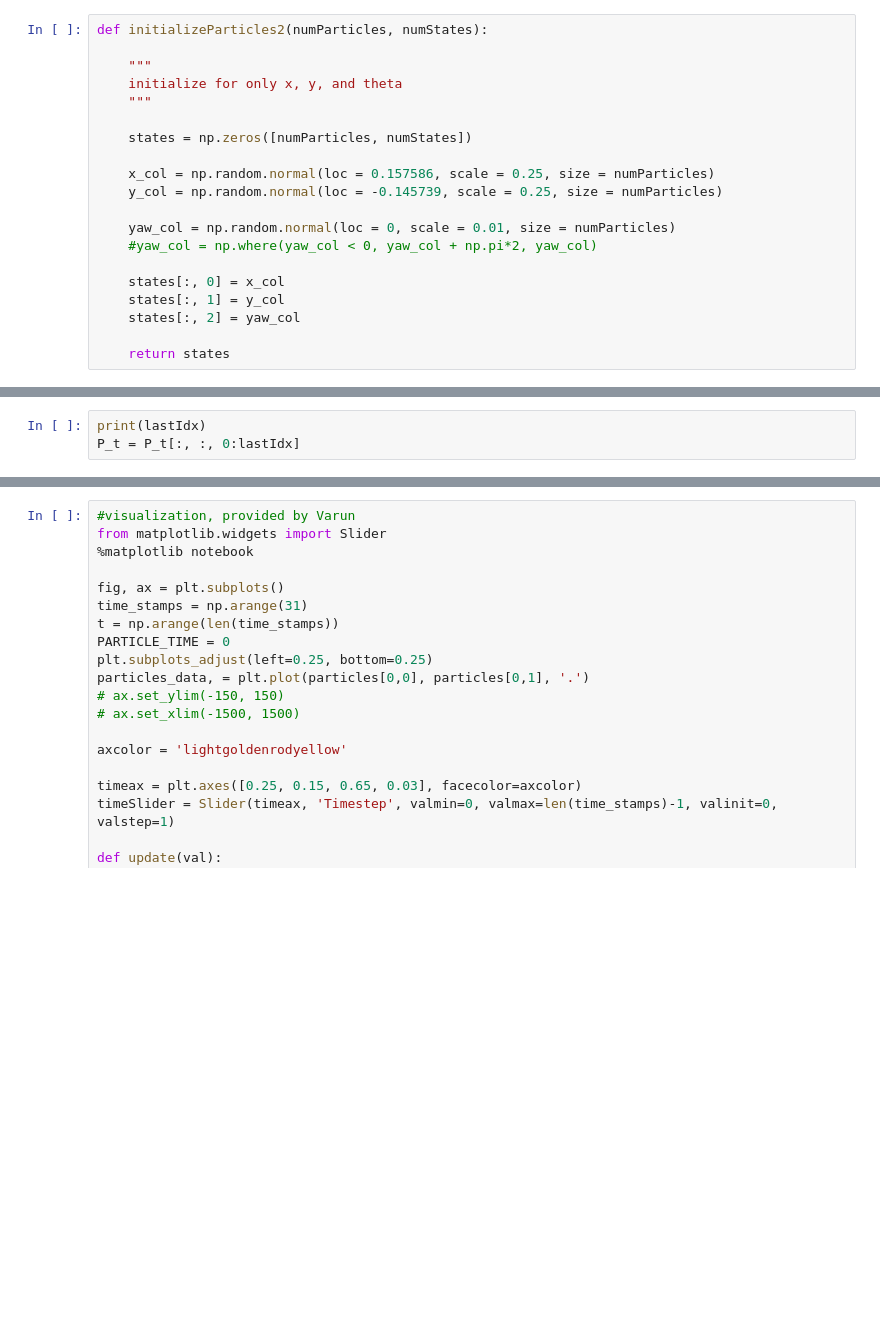
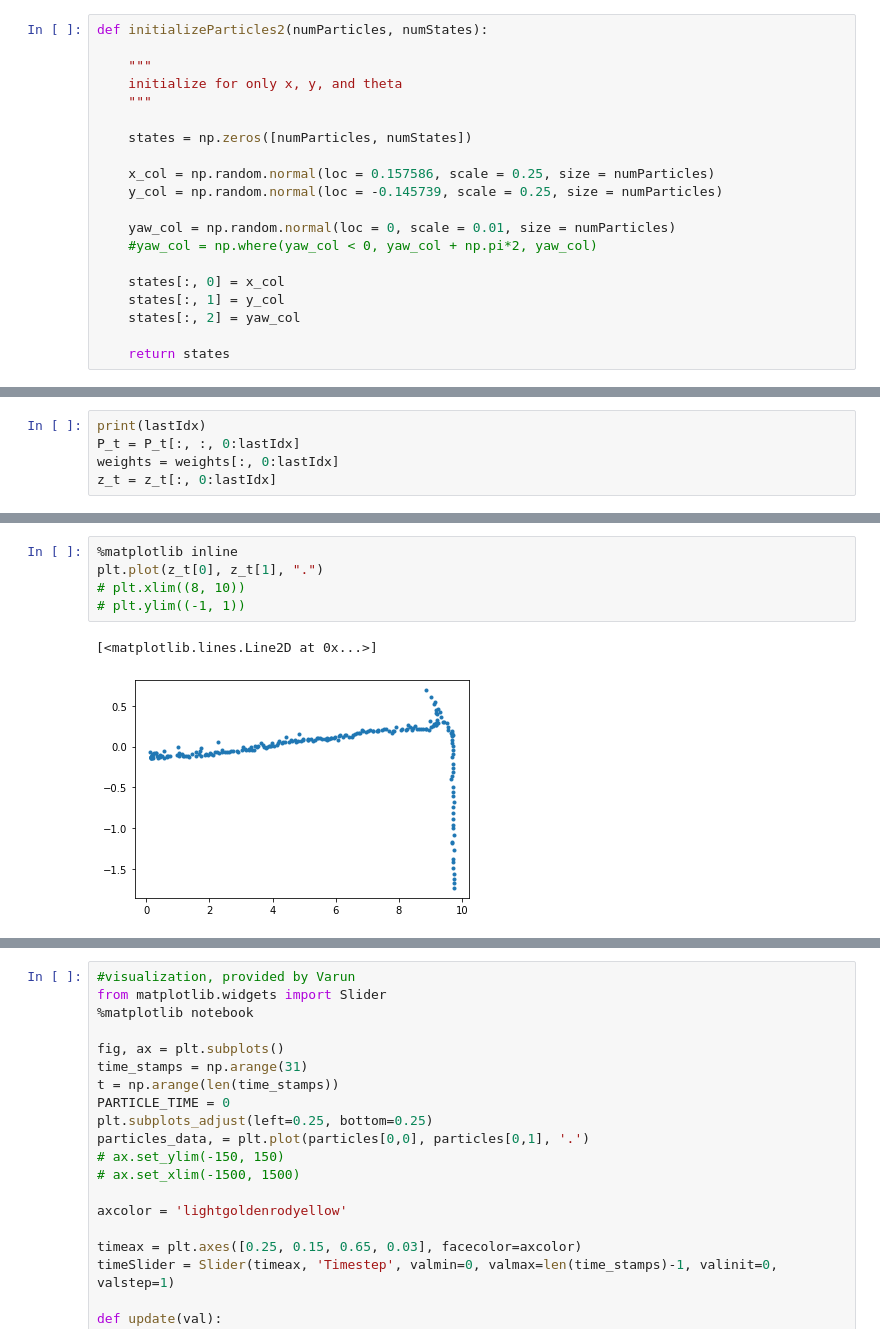
Before and after one commit to clylau/E205_HW4, a Jupyter notebook: hw4.ipynb, the cells around one changed output, grey strips where cells are left out. Drawn from its saved outputs; the diff is of its cells as text; blank space fills up the shorter version.

```diff
--- a/hw4.ipynb
+++ b/hw4.ipynb
@@ -473,4 +516,6 @@ Something went wrong
 # %%
 print(lastIdx)
 P_t = P_t[:, :, 0:lastIdx]
+weights = weights[:, 0:lastIdx]
+z_t = z_t[:, 0:lastIdx]
 # %% [output]
@@ -567,0 +658,8 @@ interactive(children=(IntSlider(value=0, description='Time Step', max=171), Outp
+# %%
+%matplotlib inline
+plt.plot(z_t[0], z_t[1], ".")
+# plt.xlim((8, 10))
+# plt.ylim((-1, 1))
+# %% [output]
+[<matplotlib.lines.Line2D at 0x...>]
+[figure, added]
```
Also changed, not shown: parts of 23 cells of this notebook.
